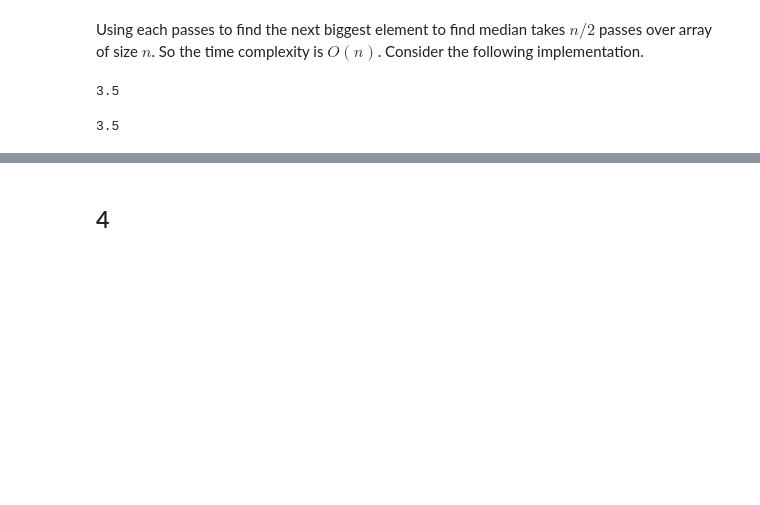
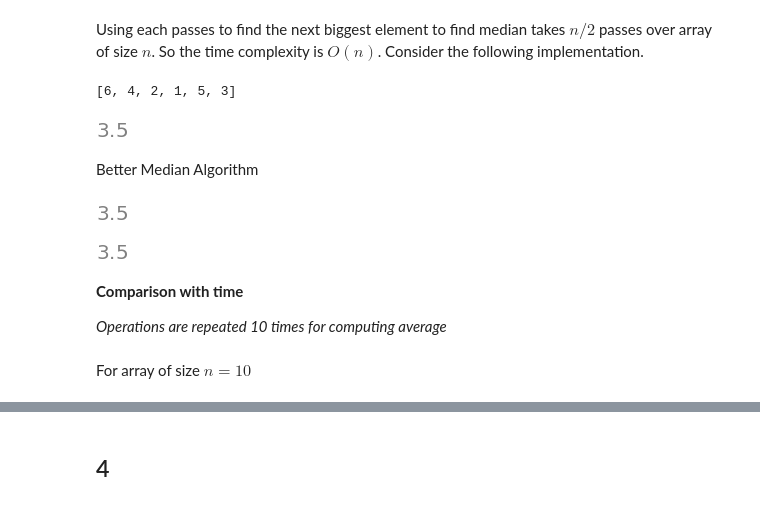
Before and after one commit to dkowsikpai/ES654-2022-Prerequisite, a Jupyter notebook: ML_Prerequisite.ipynb, the cells around one changed output, grey strips where cells are left out. Cells and saved outputs as stored; diff of their text form; code cells hidden in the pictures; blank space fills up the shorter version.

```diff
--- a/ML_Prerequisite.ipynb
+++ b/ML_Prerequisite.ipynb
@@ -85,25 +117,25 @@ import sys
 # %%
 def arr_median(arr):
-  median = max(arr) # One pass
   n = len(arr)
+
+  mx = max(arr) # One pass
+  arr.remove(mx)
+
   m = n // 2
   m -= 0 if n % 2 else 1 # For odd numbers just finds till n/2+1 th largest
-  for i in range(m):
-    mx = -sys.maxsize - 1
-    for j in range(n):
-      if arr[j] < median and mx < arr[j]:
-        mx = arr[j]
-    median = mx
 
-  if n % 2 == 0: # For odd numbers takes n / 2th number also and sends the average
-    mx = -sys.maxsize - 1
-    for j in range(n):
-      if arr[j] < median and mx < arr[j]:
-        mx = arr[j]
-    median = (median + mx) / 2
+  for i in range(m): # O(n)
+    mx = max(arr) # O(n)
+    arr.remove(mx)
+  median = float(mx)
 
-  return float(median)
+  if n % 2 == 0:
+    mx = max(arr)
+    median = (median + mx) / 2.0
+
+  return median
 # %%
-arr_median([6, 3, 2, 1, 5, 4])
+arr_median([6, 4, 2, 1, 5, 3])
 # %% [output]
-3.5
+[6, 4, 2, 1, 5, 3]
+[figure, added]
@@ -111,0 +142,2 @@ arr_median([6, 3, 2, 1, 5, 4])
+# %% [markdown]
+Better Median Algorithm
@@ -112,4 +149,14 @@ arr_median([6, 3, 2, 1, 5, 4])
+# %%
+better_median([6, 4, 2, 1, 5, 3])
+# %% [output]
+[figure, added]
 # %%
-np.median([1, 2, 3, 4, 5, 6])
+np.median([1, 2, 4, 3, 5, 6])
 # %% [output]
-3.5
+[figure, added]
+# %% [markdown]
+**Comparison with time**
+
+*Operations are repeated 10 times for computing average*
+# %% [markdown]
+For array of size $n = 10$
```
Also changed, not shown: parts of 44 cells of this notebook.
